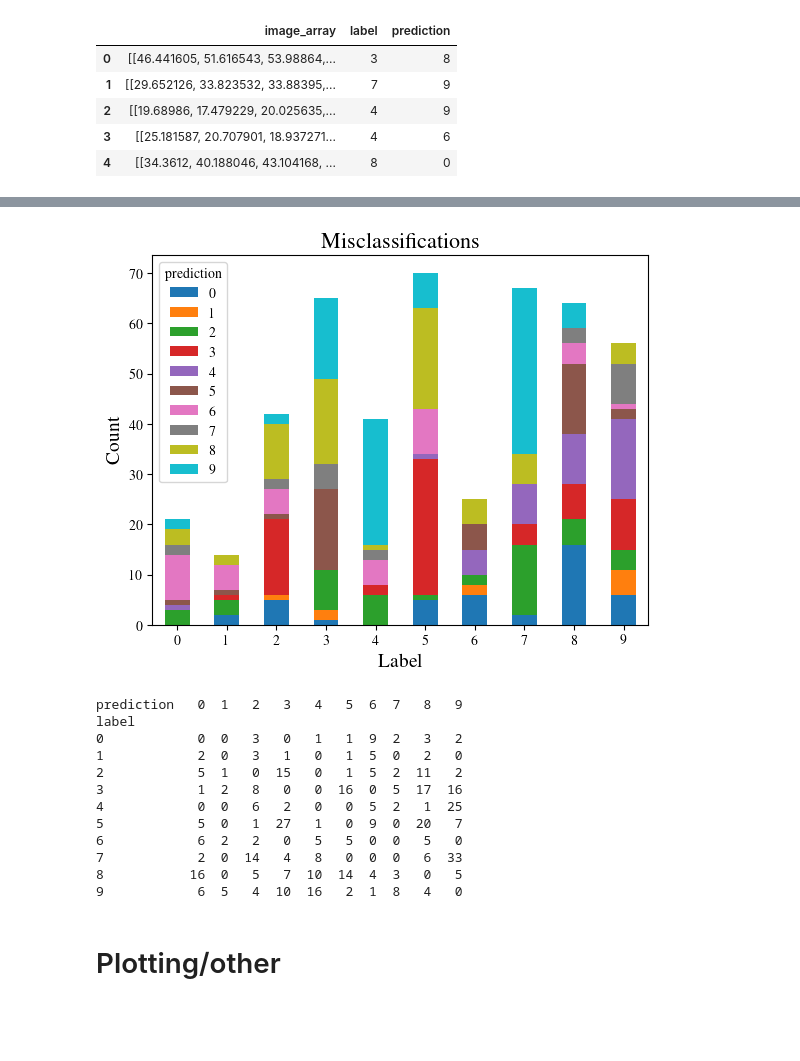
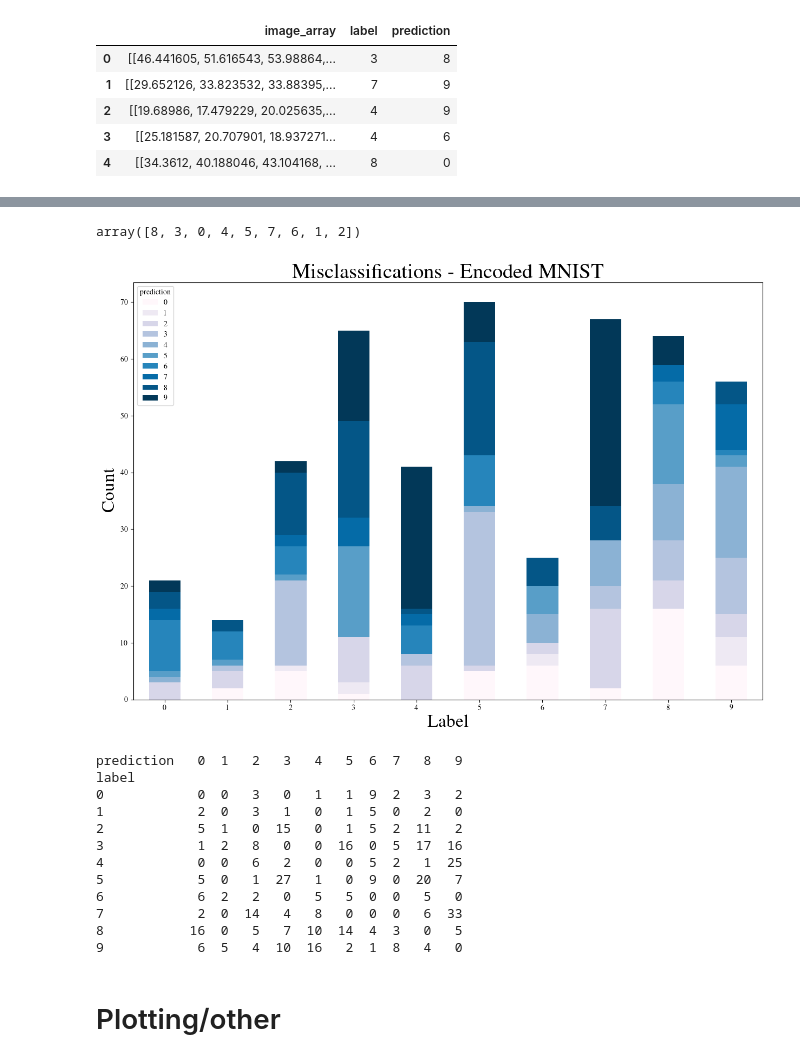
Before and after one commit to jornelasmunoz/UCM_Undergraduate_Research, a Jupyter notebook: jornelasmunoz/notebooks/Classification Model.ipynb, the cells around one changed output, grey strips where cells are left out. Drawn from its saved outputs; the diff is of its cells as text; code cells hidden in the pictures; blank space fills up the shorter version.

```diff
--- a/jornelasmunoz/notebooks/Classification Model.ipynb
+++ b/jornelasmunoz/notebooks/Classification Model.ipynb
@@ -31,7 +31,8 @@ Using path =  /Users/jocelynornelas/iCloud Drive (Archive)/Desktop/UC Merced/Res
 # Change plotting parameters
 plt.rcParams.update({
     "text.usetex": True,
-    "font.family": "Times" #"Computer Modern Serif"
+    "font.family": "Times", #"Computer Modern Serif"
+    "figure.figsize" : [15,10],
 })
 # %%
 device = "cuda" if torch.cuda.is_available() else "cpu"
@@ -305,14 +326,19 @@ df.head()
+# %%
+df[df.label == 9].prediction.unique()
+# %% [output]
+array([8, 3, 0, 4, 5, 7, 6, 1, 2])
 # %%
+fontsize = 28
 crosstab_misclass = pd.crosstab(df.label, df.prediction, margins=False)
-crosstab_misclass.plot(kind="bar", stacked=True, rot=0)
-plt.ylabel("Count", fontsize=14)
-plt.xlabel("Label", fontsize=14)
-plt.title("Misclassifications", fontsize=16)
-#plt.savefig("../figs/misclassifications_counts.png")
+crosstab_misclass.plot(kind="bar", stacked=True, rot=0, cmap="PuBu")
+plt.ylabel("Count", fontsize=fontsize-4)
+plt.xlabel("Label", fontsize=fontsize-4)
+plt.title("Misclassifications - Encoded MNIST", fontsize=fontsize)
+#plt.savefig("../figs/misclassifications_counts_encoded_mnist.png")
 plt.show()
 print(crosstab_misclass)
 # %% [output]
-[figure, old version]
+[figure, new version]
 prediction   0  1   2   3   4   5  6  7   8   9
 label
 0            0  0   3   0   1   1  9  2   3   2
```
Also changed, not shown: parts of 2 cells of this notebook, 49 other files.
